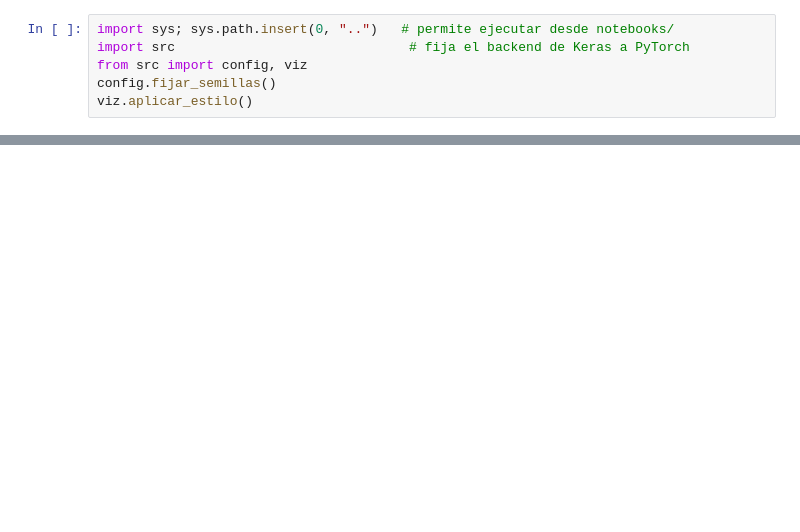
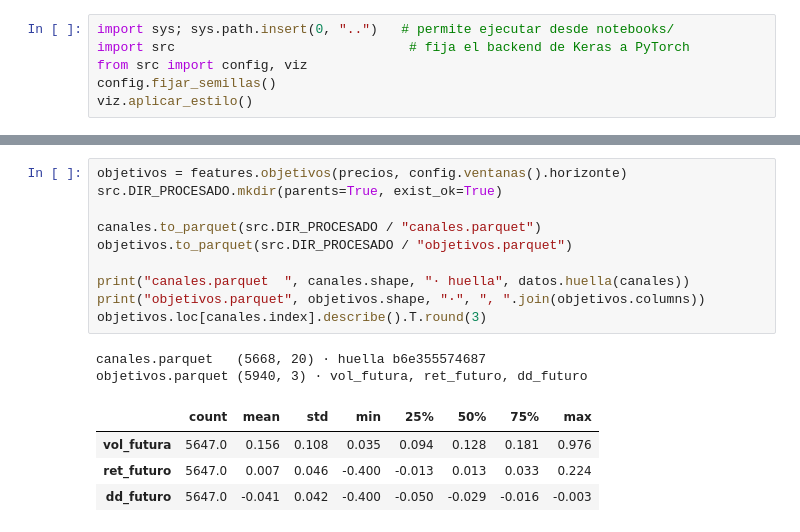
Before and after one commit to Romequinco/TALLER_GENERATIVOS, a Jupyter notebook: notebooks/00_datos_y_features.ipynb, the cells around one changed output, grey strips where cells are left out. Cells and saved outputs as stored; diff of their text form; blank space fills up the shorter version.

```diff
--- a/notebooks/00_datos_y_features.ipynb
+++ b/notebooks/00_datos_y_features.ipynb
@@ -155,0 +126,17 @@ ventanas es unas ochenta veces más estrecho de lo que debería.
+# %%
+objetivos = features.objetivos(precios, config.ventanas().horizonte)
+src.DIR_PROCESADO.mkdir(parents=True, exist_ok=True)
+
+canales.to_parquet(src.DIR_PROCESADO / "canales.parquet")
+objetivos.to_parquet(src.DIR_PROCESADO / "objetivos.parquet")
+
+print("canales.parquet  ", canales.shape, "· huella", datos.huella(canales))
+print("objetivos.parquet", objetivos.shape, "·", ", ".join(objetivos.columns))
+objetivos.loc[canales.index].describe().T.round(3)
+# %% [output]
+canales.parquet   (5668, 20) · huella b6e355574687
+objetivos.parquet (5940, 3) · vol_futura, ret_futuro, dd_futuro
+|  | count | mean | std | min | 25% | 50% | 75% | max |
+| vol_futura | 5647.0 | 0.156 | 0.108 | 0.035 | 0.094 | 0.128 | 0.181 | 0.976 |
+| ret_futuro | 5647.0 | 0.007 | 0.046 | -0.400 | -0.013 | 0.013 | 0.033 | 0.224 |
+| dd_futuro | 5647.0 | -0.041 | 0.042 | -0.400 | -0.050 | -0.029 | -0.016 | -0.003 |
```
Also changed, not shown: parts of 22 cells of this notebook, 4 other files.
